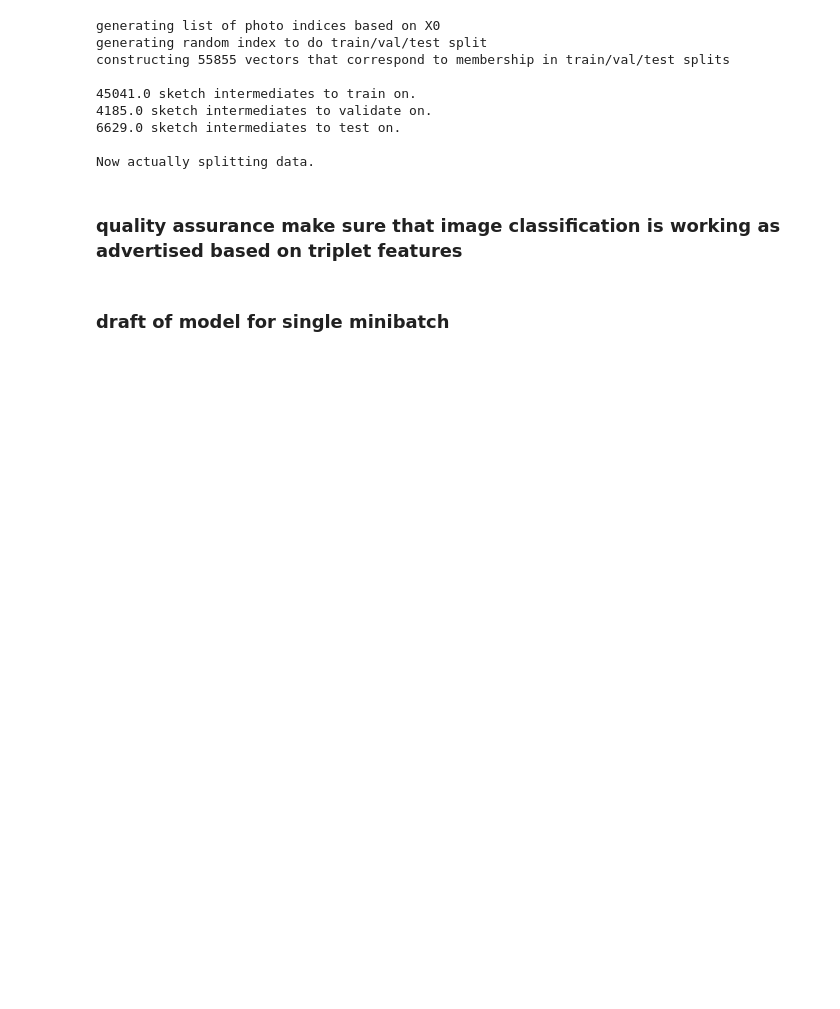
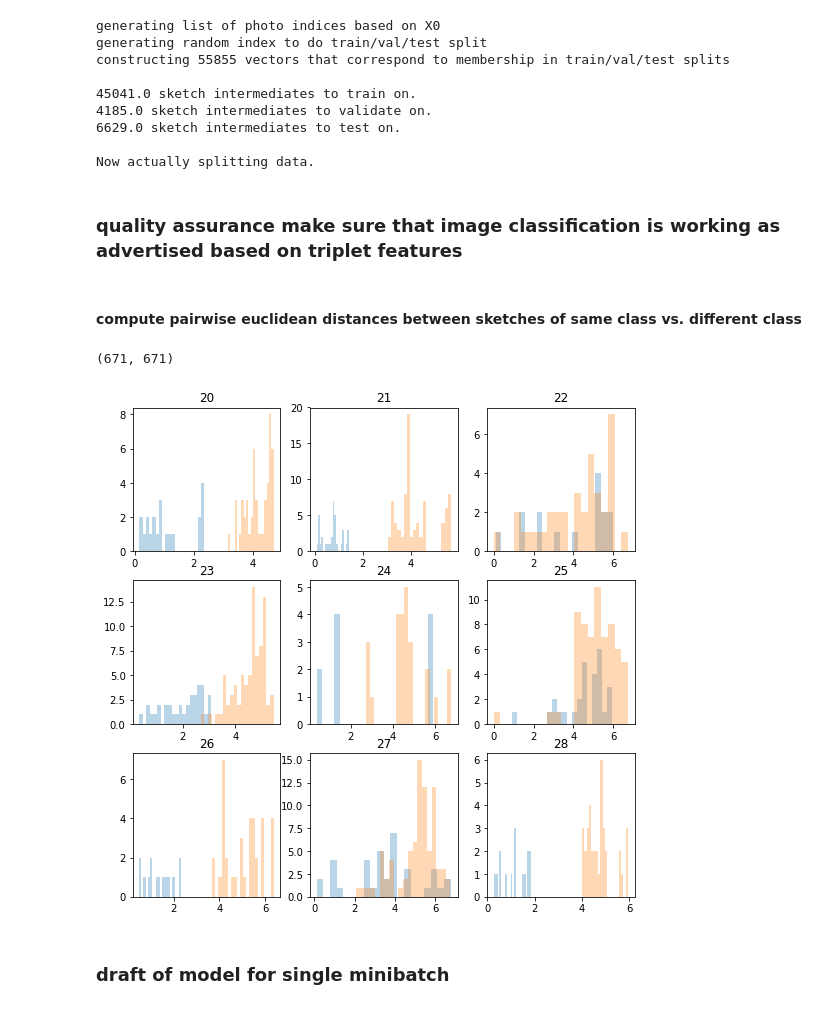
Before and after one commit to judithfan/pix2svg, a Jupyter notebook: tf_sketchy.ipynb, the cells around one changed output. Drawn from its saved outputs; the diff is of its cells as text; code cells hidden in the pictures; blank space fills up the shorter version.

Commit message:
analyze sketch distances in triplet embedding

```diff
--- a/tf_sketchy.ipynb
+++ b/tf_sketchy.ipynb
@@ -445,3 +446,19 @@ if run_this:
         scores = cross_val_score(clf, SF, photos, cv=5)
         print("Accuracy: %0.2f (+/- %0.2f)" % (scores.mean(), scores.std() * 2))
         ## Accuracy: 0.41 (+/- 0.08) achieved on 6/26/17
+# %% [markdown]
+#### compute pairwise euclidean distances between sketches of same class vs. different class
+# %%
+## get just complete sketches from each sketch folder
+sketch_folders = np.unique([os.path.dirname(s) for s in sketch_filenames])
+complete_paths = []
+SF_complete = []
+photos_complete = []
+for (j,s) in enumerate(sketch_folders):
+    complete_sketch = str(max([int(i.split('.')[0]) for i \
+                               in os.listdir(s)])) + '.png'
+    complete_paths.append(os.path.join(os.path.dirname(s),complete_sketch))
+    SF_complete.append(SF[j])
+    photos_complete.append(os.path.dirname(s).split('/')[-1])
+SF_complete = np.array(SF_complete)
+photos_complete = np.array(photos_complete)
@@ -448,3 +469,38 @@ if run_this:
+# %%
+euc = pairwise_distances(SF_complete,metric='euclidean')
+print euc.shape
+# %% [output]
+(671, 671)
+# %%
+p_ind = 4
+fp = 20
+fig = plt.figure(figsize=(9,9))
+for (_i,p_ind) in enumerate(np.arange(fp,fp+9)):
+    unique_photos = np.unique(photos_complete)
+    inds = np.where(photos_complete==unique_photos[p_ind])[0]
+    start = inds[0]
+    stop = inds[-1]
+
+    # get within-photo sketch distances
+    within_block = euc[start:stop+1,start:stop+1]
+    assert len(within_block[np.triu_indices(len(within_block),k=1)])==(len(within_block)**2-len(within_block))/2
+    within_distances = within_block[np.triu_indices(len(within_block),k=1)]
+
+    # get between-photo sketch distances
+    all_inds = np.arange(len(photos_complete))
+    non_matches = [i for i in all_inds if i not in inds]
+    _non_matches_shuff = np.random.RandomState(seed=0).permutation(non_matches)
+    non_matches_shuff = _non_matches_shuff[:len(inds)]
+    btw_distances = euc[start:stop+1,non_matches_shuff].flatten()
+
+    # plot
+    plt.subplot(3,3,_i+1)
+    h = plt.hist(within_distances,bins=20,alpha=0.3)
+    h = plt.hist(btw_distances,bins=20,alpha=0.3)
+    plt.title(str(p_ind))
+plt.show()
+# %% [output]
+[figure, added]
 # %% [markdown]
 ### draft of model for single minibatch
 # %%
```
Also changed, not shown: parts of 2 cells of this notebook.
